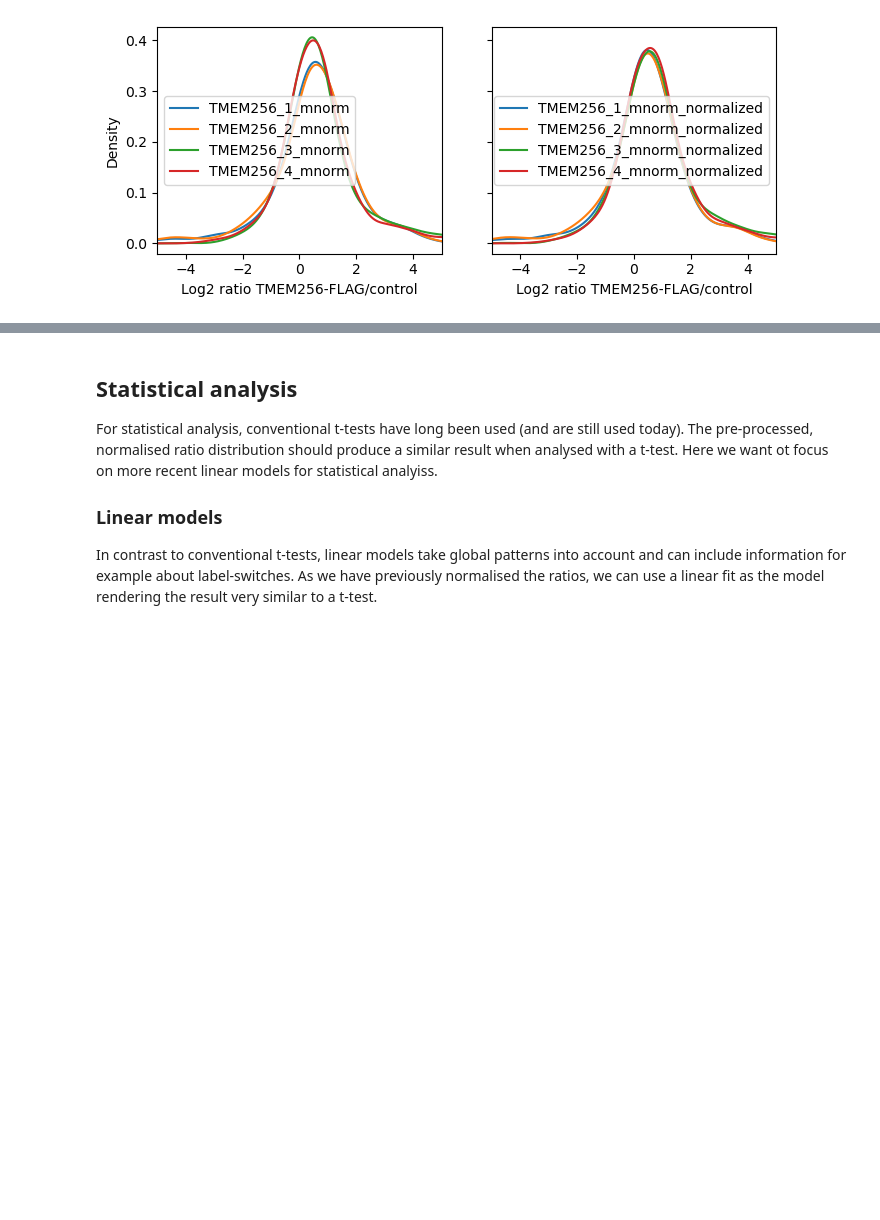
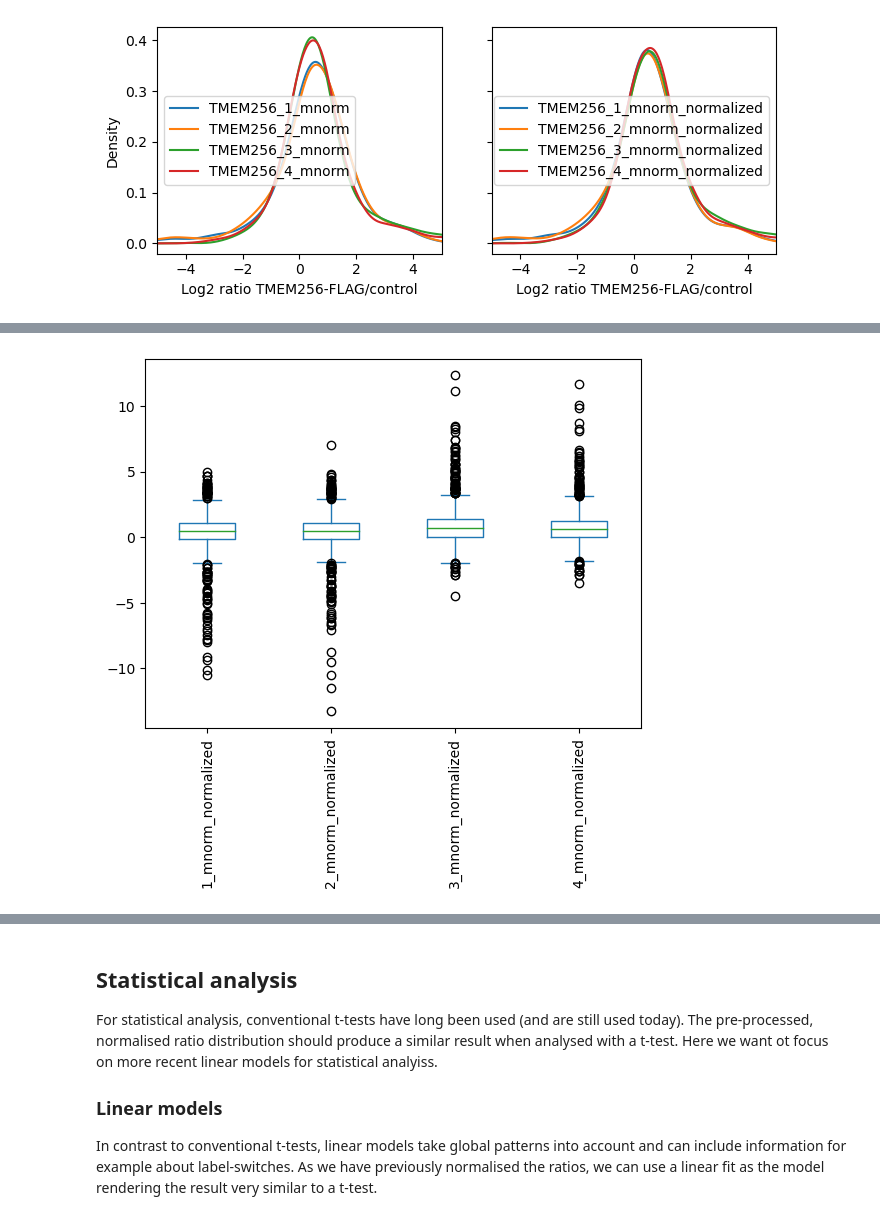
Before and after one commit to ag-warscheid/MitochondrialInteractomeChapter, a Jupyter notebook: 01_ap-ms.ipynb, the cells around one changed output, grey strips where cells are left out. Saved outputs shown, nothing was run; the diff lists cells and outputs as text; code cells hidden in the pictures; blank space fills up the shorter version.

```diff
--- a/01_ap-ms.ipynb
+++ b/01_ap-ms.ipynb
@@ -170,0 +199,9 @@ plt.show()
+# %%
+pg[loess_cols].plot(kind="box", vert=True)
+# rotate the x-axis labels
+plt.xticks(rotation=90)
+# shorten labels to the last 18 chars
+plt.gca().set_xticklabels([x[-18:] for x in pg[loess_cols].columns])
+plt.show()
+# %% [output]
+[figure, added]
```
Also changed, not shown: parts of 12 cells of this notebook, 11 other files.
